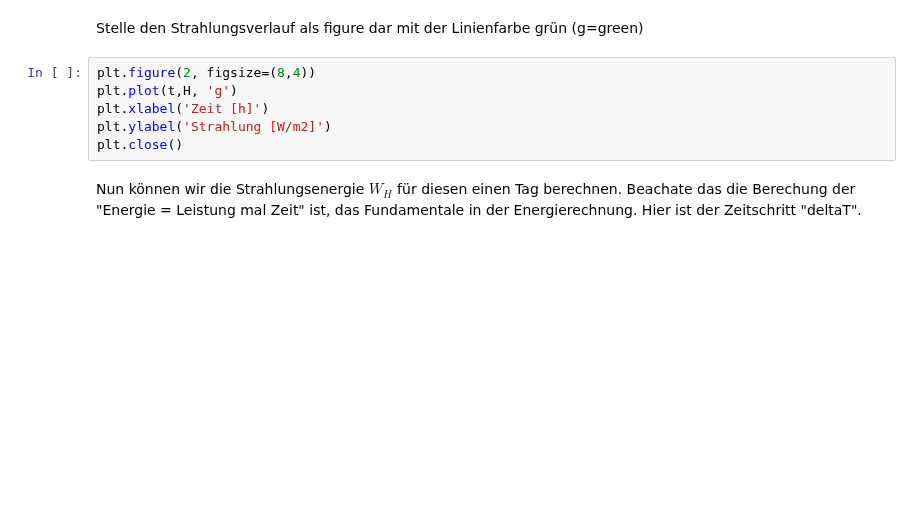
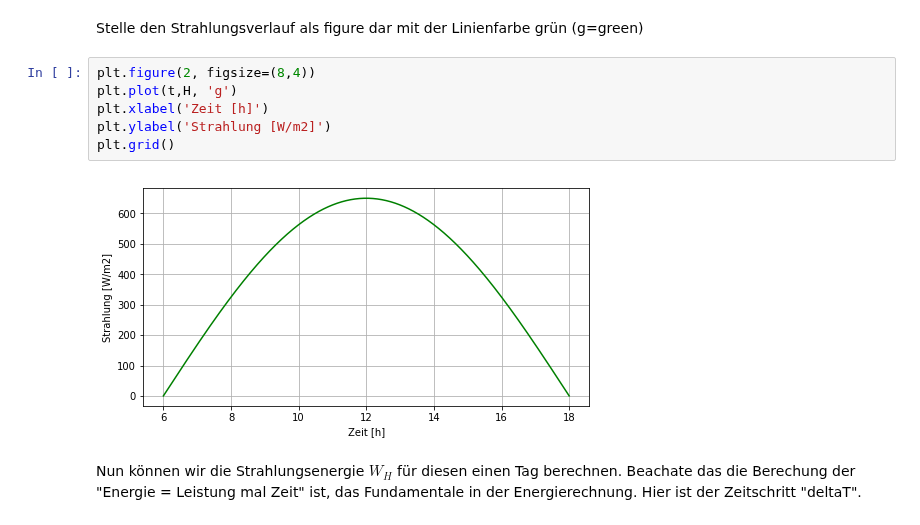
Before and after one commit to markstaler/pv4ing, a Jupyter notebook: PV4Ing_Tutorial.ipynb, the cells around one changed output. Drawn from its saved outputs; the diff is of its cells as text; blank space fills up the shorter version.

```diff
--- a/PV4Ing_Tutorial.ipynb
+++ b/PV4Ing_Tutorial.ipynb
@@ -28,9 +28,11 @@ Stelle den Strahlungsverlauf als figure dar mit der Linienfarbe grün (g=green)
 # %%
 plt.figure(2, figsize=(8,4))
 plt.plot(t,H, 'g')
 plt.xlabel('Zeit [h]')
 plt.ylabel('Strahlung [W/m2]')
-plt.close()
+plt.grid()
+# %% [output]
+[figure, added]
 # %% [markdown]
 Nun können wir die Strahlungsenergie $W_H$ für diesen einen Tag berechnen. Beachate das die Berechung der "Energie = Leistung mal Zeit" ist, das Fundamentale in der Energierechnung. Hier ist der Zeitschritt "deltaT".
 # %%
```
Also changed, not shown: parts of 4 cells of this notebook.
